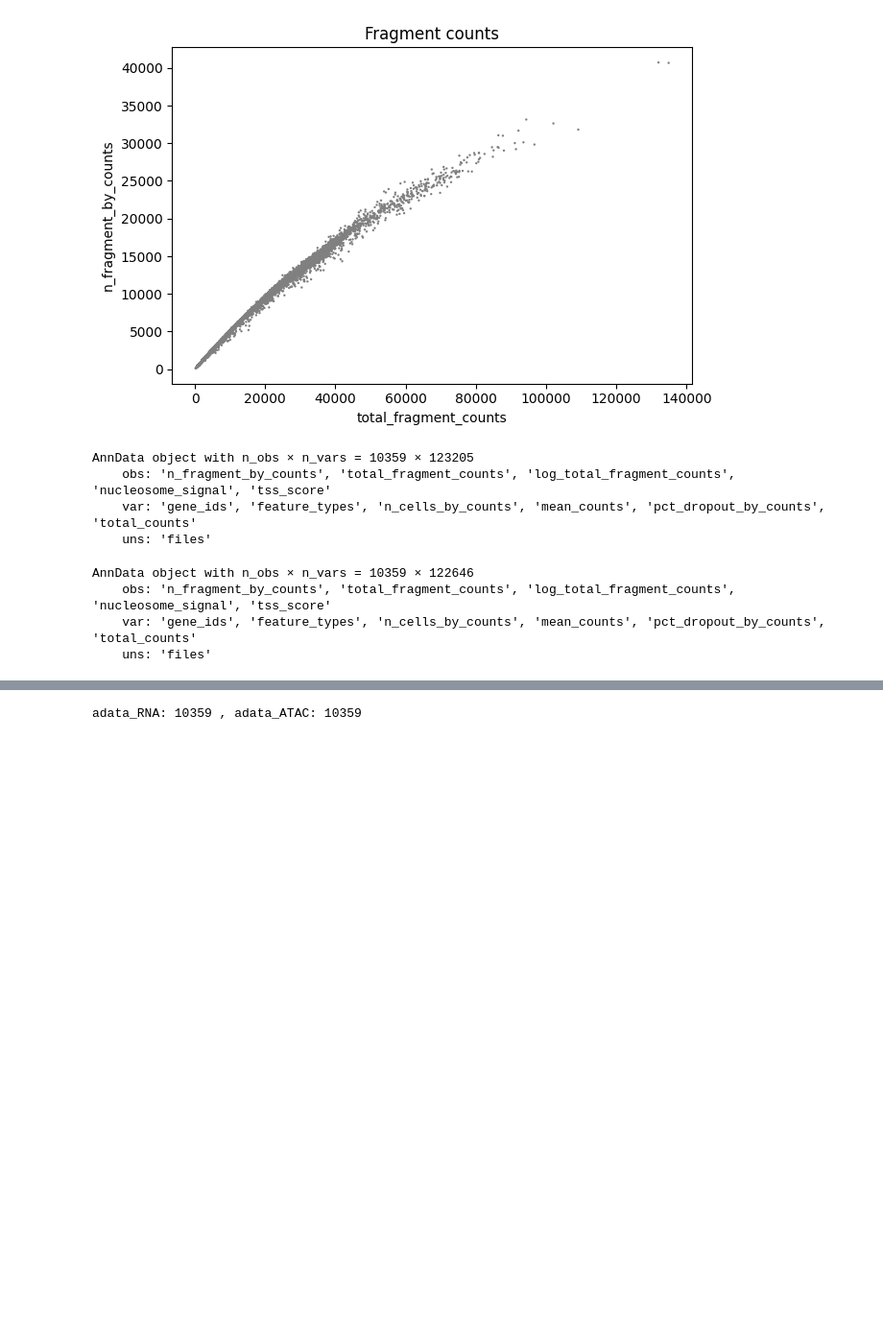
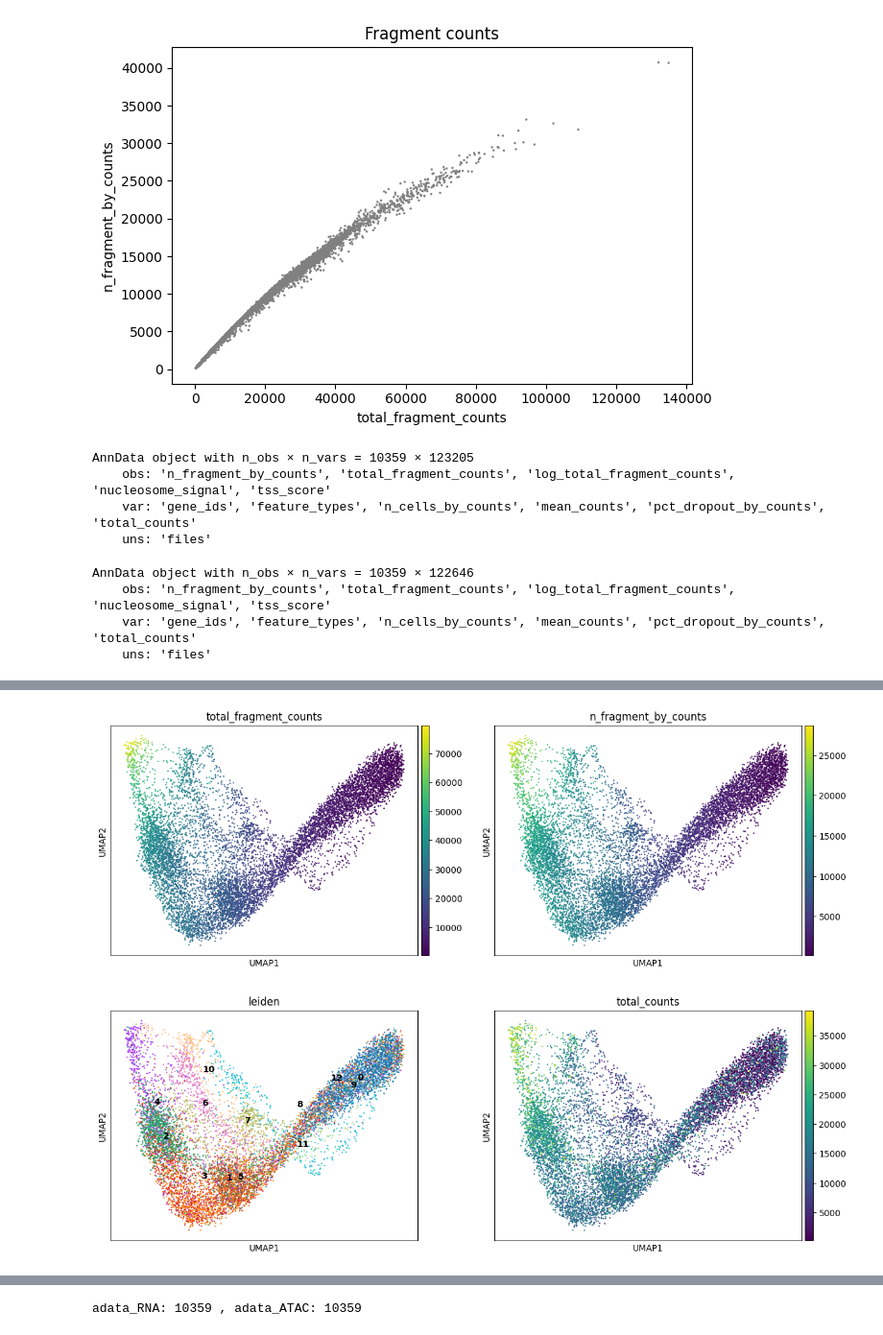
Before and after one commit to CahanLab/EG-CLR, a Jupyter notebook: SingleCellDataAnalysis/K562/10X_multiomics/ISSAAC-seq_generated_10x_k562_analysis.ipynb, the cells around one changed output, grey strips where cells are left out. Shown at 96% size. Cells and saved outputs as stored; diff of their text form; code cells hidden in the pictures; blank space fills up the shorter version.

```diff
--- a/SingleCellDataAnalysis/K562/10X_multiomics/ISSAAC-seq_generated_10x_k562_analysis.ipynb
+++ b/SingleCellDataAnalysis/K562/10X_multiomics/ISSAAC-seq_generated_10x_k562_analysis.ipynb
@@ -306,0 +330,11 @@ AnnData object with n_obs × n_vars = 10359 × 122646
+# %%
+adata_atac_hvg.obs["leiden"] = adata_gem_hvg.obs["leiden"]
+adata_atac_hvg.obs["n_genes_by_counts"] = adata_gem_hvg.obs["n_genes_by_counts"]
+adata_atac_hvg.obs["total_counts"] = adata_gem_hvg.obs["total_counts"]
+
+
+sc.pl.umap(adata_atac_hvg, color=["total_fragment_counts","n_fragment_by_counts"], legend_loc="on data", ncols=3)
+sc.pl.umap(adata_atac_hvg, color=["leiden","total_counts"], legend_loc="on data", ncols=3)
+# %% [output]
+[figure, added]
+[figure, added]
```
Also changed, not shown: parts of 6 cells of this notebook, 1 other file.
